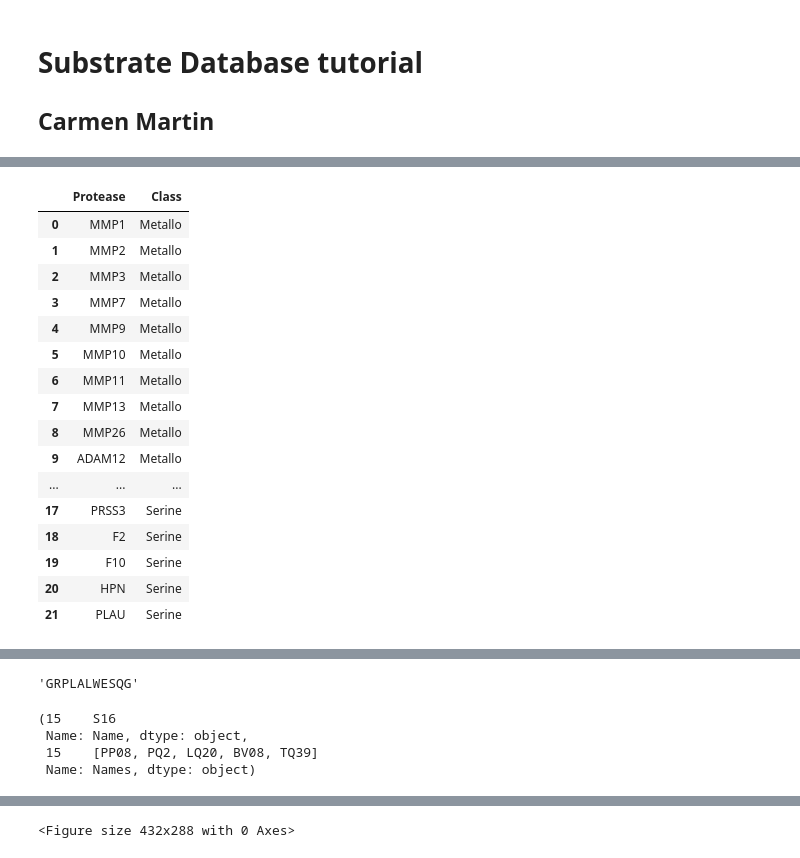
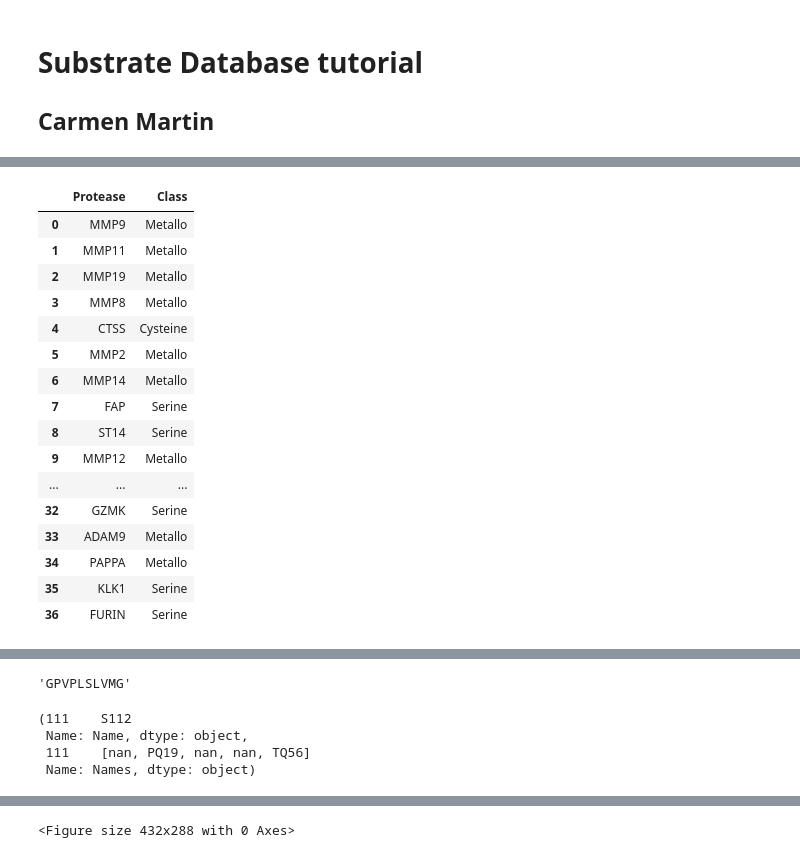
Before and after one commit to avaamini/protease_activity_analysis, a Jupyter notebook: SubstrateDatabase Tutorial.ipynb, the cells around one changed output, grey strips where cells are left out. Cells and saved outputs as stored; diff of their text form; code cells hidden in the pictures.

```diff
--- a/SubstrateDatabase Tutorial.ipynb
+++ b/SubstrateDatabase Tutorial.ipynb
@@ -11,13 +12,17 @@ from utils import get_data_dir
 
 data_dir = get_data_dir()
 # %%
-data_files = ['data/screens/PAA/PAA_screens/Bhatia1_PAA.csv', 'data/screens/PAA/PAA_screens/Bhatia2_PAA.csv']
+# data_files = ['data/screens/PAA/PAA_screens/Bhatia1_PAA.csv', 'data/screens/PAA/PAA_screens/Bhatia2_PAA.csv', 'data/screens/PAA/PAA_screens/Bhatia3_PAA.csv', 'data/screens/PAA/PAA_screens/GlympseBio1_PAA.csv', 'data/screens/PAA/PAA_screens/GlympseBio2_PAA.csv']
+data_files = ['data/screens/PAA/PAA_screens/Bhatia1_PAA.csv', 'data/screens/PAA/PAA_screens/Bhatia2_PAA.csv',
+            'data/screens/PAA/PAA_screens/Bhatia3_PAA.csv', 'data/screens/PAA/PAA_screens/Bhatia4_PAA.csv',
+             'data/screens/PAA/PAA_screens/Bhatia5_PAA.csv', 'data/screens/PAA/PAA_screens/Bhatia6_PAA.csv']
 sequence_file = 'data/screens/PAA/Peptide_Inventory_150.csv'
 names_file = 'data/screens/PAA/names_dict.pkl'
-aa_dict_file = 'data/screens/PAA/kmer_analyses/aa_dict.pkl'
+aa_dict_file = 'data/screens/PAA/aa_dict_color_matched.pkl'
+# aa_dict_file_1 = 'data/screens/PAA/kmer_analyses/aa_dict.pkl'
 # %%
 # Load all relevant screening data from screens of interest
-data = paa.database.SubstrateDatabase(data_files, sequence_file, names_file, aa_dict_file = 'data/screens/PAA/kmer_analyses/aa_dict.pkl')
+data = paa.database.SubstrateDatabase(data_files, sequence_file, names_file, aa_dict_file)
 # %%
 # Get names of screens being queried
 data.screen_names
@@ -74,26 +90,26 @@ prot
  'KLK13',
  'KLK14']
 # %%
-spec_dict = data.get_protease_class('Bhatia2_PAA')
+spec_dict = data.get_protease_class('Bhatia6_PAA')
 spec_dict
 # %% [output]
 |  | Protease | Class |
-| 0 | MMP1 | Metallo |
-| 1 | MMP2 | Metallo |
-| 2 | MMP3 | Metallo |
-| 3 | MMP7 | Metallo |
-| 4 | MMP9 | Metallo |
-| 5 | MMP10 | Metallo |
-| 6 | MMP11 | Metallo |
-| 7 | MMP13 | Metallo |
-| 8 | MMP26 | Metallo |
-| 9 | ADAM12 | Metallo |
+| 0 | MMP9 | Metallo |
+| 1 | MMP11 | Metallo |
+| 2 | MMP19 | Metallo |
+| 3 | MMP8 | Metallo |
+| 4 | CTSS | Cysteine |
+| 5 | MMP2 | Metallo |
+| 6 | MMP14 | Metallo |
+| 7 | FAP | Serine |
+| 8 | ST14 | Serine |
+| 9 | MMP12 | Metallo |
 | ... | ... | ... |
-| 17 | PRSS3 | Serine |
-| 18 | F2 | Serine |
-| 19 | F10 | Serine |
-| 20 | HPN | Serine |
-| 21 | PLAU | Serine |
+| 32 | GZMK | Serine |
+| 33 | ADAM9 | Metallo |
+| 34 | PAPPA | Metallo |
+| 35 | KLK1 | Serine |
+| 36 | FURIN | Serine |
 # %%
 # View all available substrates for particular screen
 data.get_screen_substrates('Bhatia1_PAA')
@@ -115,16 +131,16 @@ data.get_screen_substrates('Bhatia1_PAA')
  'S79']
 # %%
 # View sequence for substrates of interest
-data.get_sequence_of_name('PP15')
+data.get_sequence_of_name('PQ19')
 # %% [output]
-'GRPLALWESQG'
+'GPVPLSLVMG'
 # %%
 # View name of substrates of interest
-data.get_name_of_sequence('GGGSGRSANAKG')
+data.get_name_of_sequence('GPVPLSLVMG')
 # %% [output]
-(15    S16
+(111    S112
  Name: Name, dtype: object,
- 15    [PP08, PQ2, LQ20, BV08, TQ39]
+ 111    [nan, PQ19, nan, nan, TQ56]
  Name: Names, dtype: object)
 # %%
 # TODO for a given protease or substrate of interest return all available data
```
Also changed, not shown: parts of 18 cells of this notebook, 1 other file.
